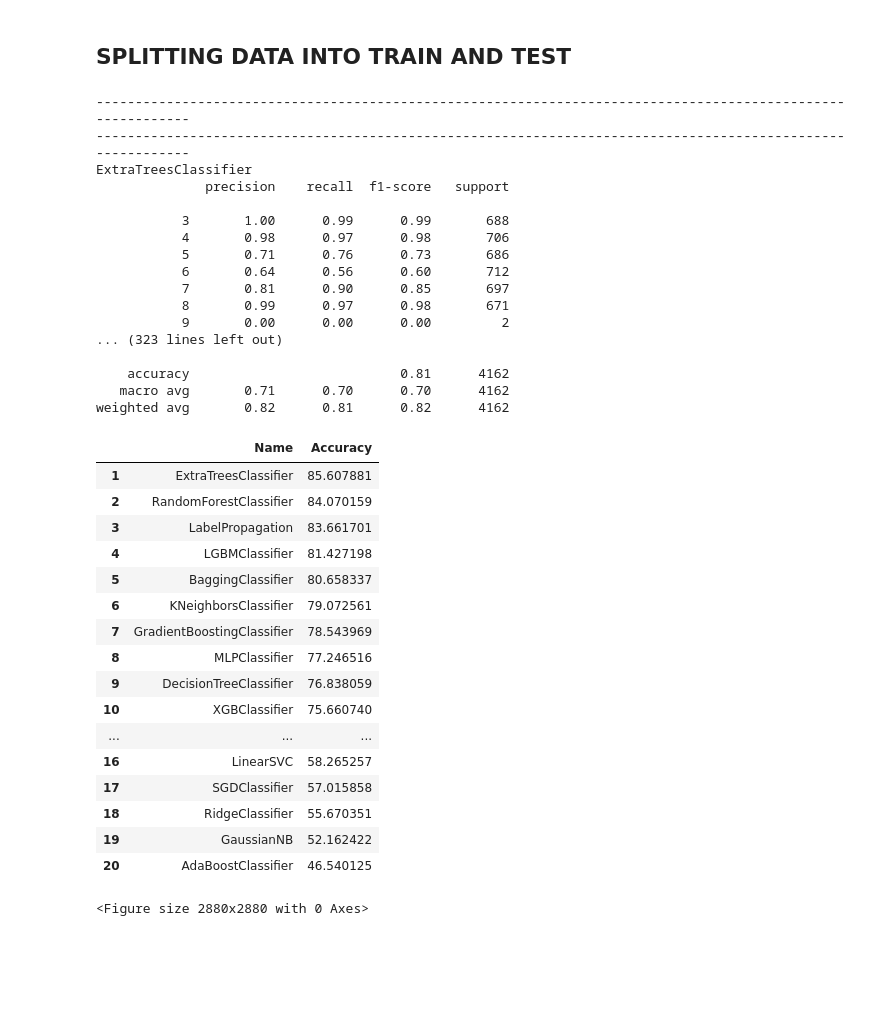
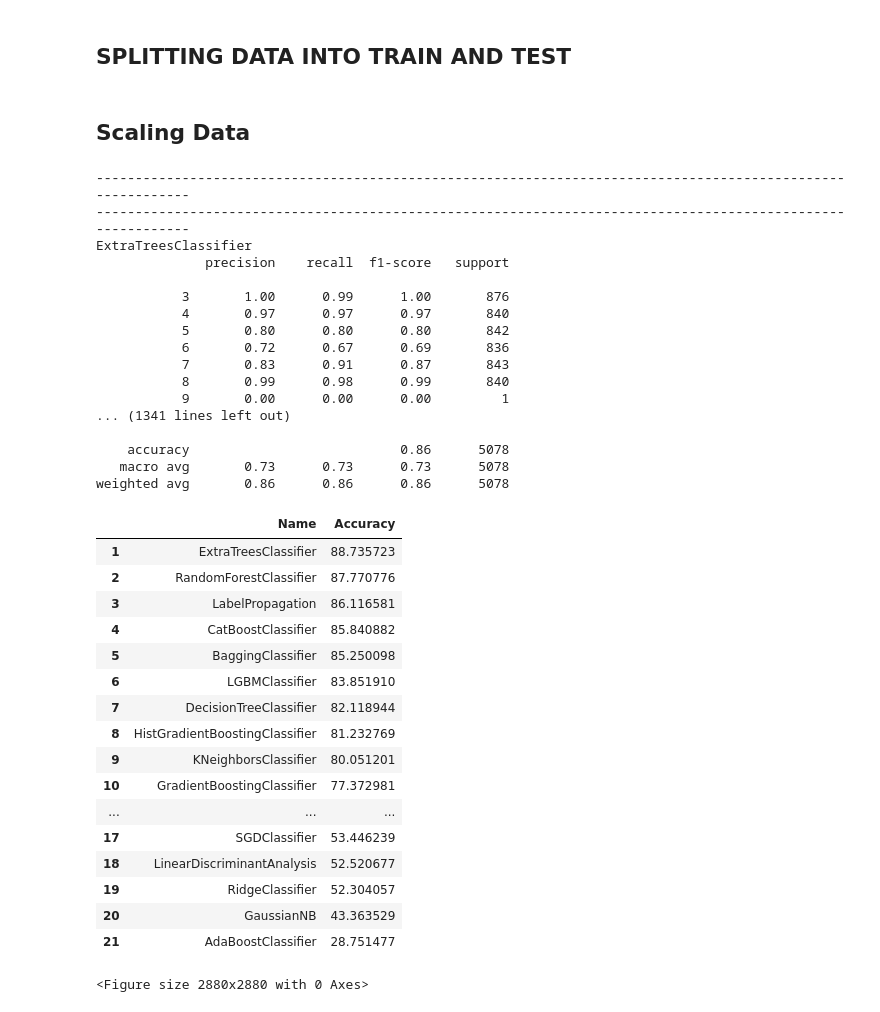
Before and after one commit to nnilayy/Classification-Notebook, a Jupyter notebook: Classifiers.ipynb, the cells around one changed output. Drawn from its saved outputs; the diff is of its cells as text; code cells hidden in the pictures; blank space fills up the shorter version.

```diff
--- a/Classifiers.ipynb
+++ b/Classifiers.ipynb
@@ -64,10 +50,10 @@ sns.countplot(x=df["quality"]);
 # df[~df.duplicated()]
 
 # This removes all the duplicated samples
-df=df[~df.duplicated()]
-df = df.reset_index()
+# df=df[~df.duplicated()]
+# df = df.reset_index()
 df["type"]=pd.get_dummies(df["type"],drop_first=True)
-df=df.drop(["index"], axis=1)
+# df=df.drop(["index"], axis=1)
 df
 # %%
 # To get the HeatMap for the DataFrame
@@ -105,8 +91,15 @@ X_res,y_res=os.fit_resample(X,y)
 # %%
 from sklearn.model_selection import train_test_split
 X_train, X_test, y_train, y_test = train_test_split(X_res,y_res, test_size=0.3, random_state=101)
+# %% [markdown]
+## Scaling Data
 # %%
 from sklearn.preprocessing import StandardScaler
 scaler = StandardScaler()
 X_train = scaler.fit_transform(X_train)
 X_test = scaler.transform(X_test)
+# %%
+from sklearn.preprocessing import RobustScaler
+scaler=RobustScaler()
+X_train=scaler.fit_transform(X_train)
+X_test = scaler.transform(X_test)
@@ -133,6 +128,7 @@ from sklearn.metrics import classification_report, accuracy_score
 from sklearn.neighbors import RadiusNeighborsClassifier
 from sklearn.linear_model import SGDClassifier
 from sklearn.semi_supervised import LabelPropagation
+from catboost import CatBoostClassifier
 # GaussianProcessClassifier takes the longest time
 from lightgbm import LGBMClassifier
 
@@ -144,7 +140,7 @@ models=[
     MLPClassifier, LinearSVC, KNeighborsClassifier,
     RidgeClassifier, LogisticRegression, LinearDiscriminantAnalysis,
     AdaBoostClassifier, QuadraticDiscriminantAnalysis, GaussianNB,
-    SGDClassifier, LabelPropagation,LGBMClassifier
+    SGDClassifier, LabelPropagation,LGBMClassifier,CatBoostClassifier
 ]
 
 accuracy = []
@@ -152,57 +148,57 @@ for model in models:
   m=model()
   m.fit(X_train,y_train)
   y_test_pred = m.predict(X_test)
   accuracy.append(accuracy_score(y_test, y_test_pred)*100)
   print('------------------------------------------------------------------------------------------------------------')
   print('------------------------------------------------------------------------------------------------------------')
   print(model.__name__)
   print(classification_report(y_test, y_test_pred))
 # Extracting the model name from the models
 model_names=[]
 for model in models:
   model_names.append(model.__name__)
 
 # Combining the Model Name and Accuracy in a dataframe
 # Here Model_Names and Accuracy Both are lists
 # acc=pd.DataFrame(list(zip(model_names,accuracy)),columns=['Name','Accuracy'])
 acc=pd.DataFrame({'Name':model_names, 'Accuracy':accuracy})
 
 # Arranging the dataframe by the models with the highest accuracy to lowest accuracy
 acc=acc.sort_values(by='Accuracy',ascending=False).reset_index(drop=True)
 acc.index = acc.index + 1
 acc
 # %% [output]
 ------------------------------------------------------------------------------------------------------------
 ------------------------------------------------------------------------------------------------------------
 ExtraTreesClassifier
               precision    recall  f1-score   support
 
-           3       1.00      0.99      0.99       688
-           4       0.98      0.97      0.98       706
-           5       0.71      0.76      0.73       686
-           6       0.64      0.56      0.60       712
-           7       0.81      0.90      0.85       697
-           8       0.99      0.97      0.98       671
-           9       0.00      0.00      0.00         2
-... (323 lines left out)
+           3       1.00      0.99      1.00       876
+           4       0.97      0.97      0.97       840
+           5       0.80      0.80      0.80       842
+           6       0.72      0.67      0.69       836
+           7       0.83      0.91      0.87       843
+           8       0.99      0.98      0.99       840
+           9       0.00      0.00      0.00         1
+... (1341 lines left out)
 
-    accuracy                           0.81      4162
-   macro avg       0.71      0.70      0.70      4162
-weighted avg       0.82      0.81      0.82      4162
+    accuracy                           0.86      5078
+   macro avg       0.73      0.73      0.73      5078
+weighted avg       0.86      0.86      0.86      5078
 |  | Name | Accuracy |
-| 1 | ExtraTreesClassifier | 85.607881 |
-| 2 | RandomForestClassifier | 84.070159 |
-| 3 | LabelPropagation | 83.661701 |
-| 4 | LGBMClassifier | 81.427198 |
-| 5 | BaggingClassifier | 80.658337 |
-| 6 | KNeighborsClassifier | 79.072561 |
-| 7 | GradientBoostingClassifier | 78.543969 |
-| 8 | MLPClassifier | 77.246516 |
-| 9 | DecisionTreeClassifier | 76.838059 |
-| 10 | XGBClassifier | 75.660740 |
+| 1 | ExtraTreesClassifier | 88.735723 |
+| 2 | RandomForestClassifier | 87.770776 |
+| 3 | LabelPropagation | 86.116581 |
+| 4 | CatBoostClassifier | 85.840882 |
+| 5 | BaggingClassifier | 85.250098 |
+| 6 | LGBMClassifier | 83.851910 |
+| 7 | DecisionTreeClassifier | 82.118944 |
+| 8 | HistGradientBoostingClassifier | 81.232769 |
+| 9 | KNeighborsClassifier | 80.051201 |
+| 10 | GradientBoostingClassifier | 77.372981 |
 | ... | ... | ... |
-| 16 | LinearSVC | 58.265257 |
-| 17 | SGDClassifier | 57.015858 |
-| 18 | RidgeClassifier | 55.670351 |
-| 19 | GaussianNB | 52.162422 |
-| 20 | AdaBoostClassifier | 46.540125 |
+| 17 | SGDClassifier | 53.446239 |
+| 18 | LinearDiscriminantAnalysis | 52.520677 |
+| 19 | RidgeClassifier | 52.304057 |
+| 20 | GaussianNB | 43.363529 |
+| 21 | AdaBoostClassifier | 28.751477 |
```
Also changed, not shown: parts of 8 cells of this notebook.
